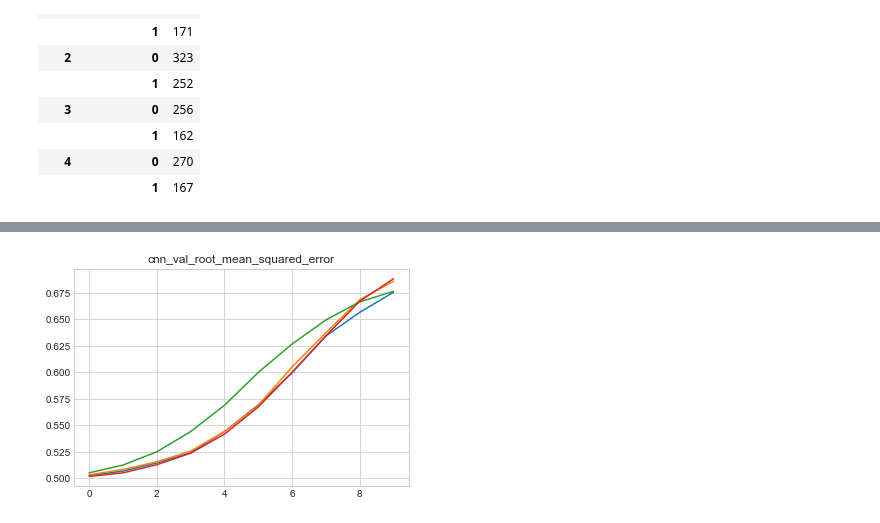
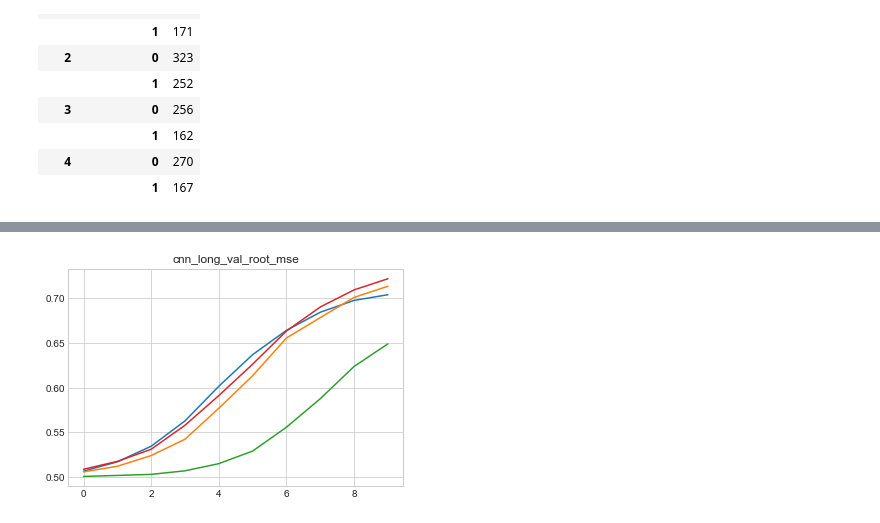
Before and after one commit to fantasia1314/Capstone_NGAFID, a Jupyter notebook: Con1D.ipynb, the cells around one changed output, grey strips where cells are left out. Saved outputs shown, nothing was run; the diff lists cells and outputs as text; code cells hidden in the pictures.

```diff
--- a/Con1D.ipynb
+++ b/Con1D.ipynb
@@ -303,5 +368,5 @@ for i in range(4):
 # %%
-plt.title("cnn_root_mean_squared_error")
+plt.title("cnn_long_root_mse")
 for i in range(4):
-    plt.plot(cnn_result[i]['root_mean_squared_error'])
+    plt.plot(cnn_long_result[i]['root_mean_squared_error'])
 # %% [output]
@@ -308,0 +374,4 @@ for i in range(4):
+# %%
+plt.title("cnn_short_root_mse")
+for i in range(4):
+    plt.plot(cnn_short_result[i]['root_mean_squared_error'])
@@ -309,5 +380,5 @@ for i in range(4):
 # %%
-plt.title('cnn_val_loss')
+plt.title('cnn_long_val_loss')
 for i in range(4):
-    plt.plot(cnn_result[i]['val_loss'])
+    plt.plot(cnn_long_result[i]['val_loss'])
 # %% [output]
@@ -314,0 +386,4 @@ for i in range(4):
+# %%
+plt.title('cnn_short_val_loss')
+for i in range(4):
+    plt.plot(cnn_short_result[i]['val_loss'])
@@ -315,6 +392,6 @@ for i in range(4):
 # %%
-plt.title("cnn_val_root_mean_squared_error")
+plt.title("cnn_long_val_root_mse")
 for i in range(4):
-    plt.plot(cnn_result[i]['val_root_mean_squared_error'])
+    plt.plot(cnn_long_result[i]['val_root_mean_squared_error'])
 # %% [output]
-[figure, old version]
+[figure, new version]
```
Also changed, not shown: parts of 14 cells of this notebook.
